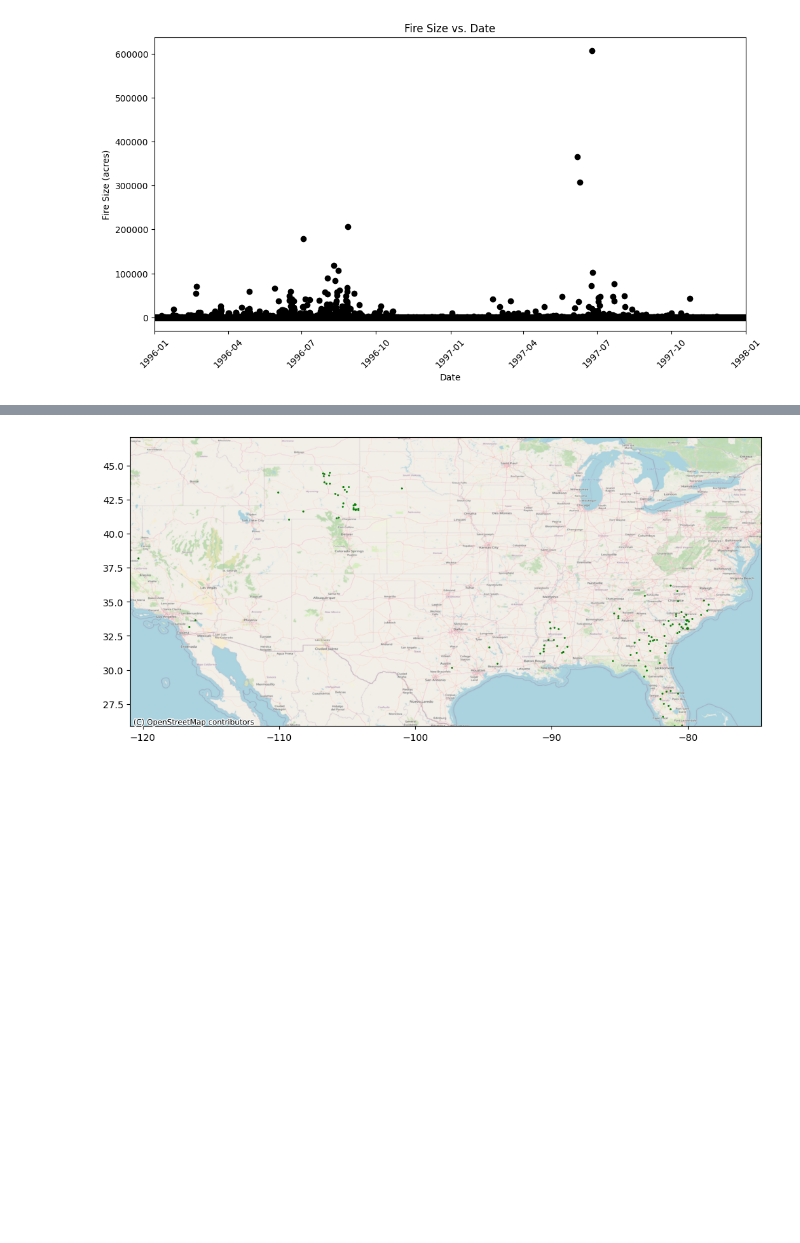
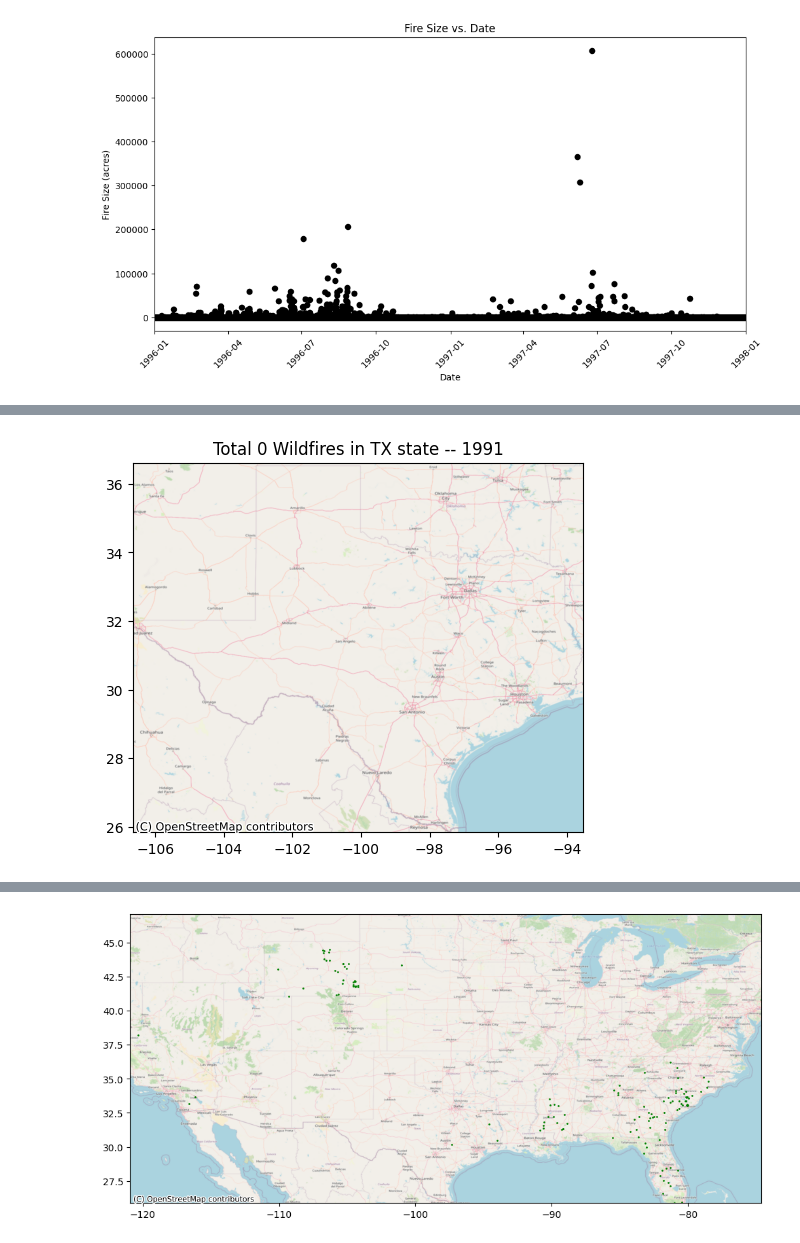
Before and after one commit to DanialArab/Geospatial_Data_Science, a Jupyter notebook: My GIS Projects/2. Exploratory Data Analysis on US Wildfires/EDA on 1.88 Million US Wildfires.ipynb, the cells around one changed output, grey strips where cells are left out. Cells and saved outputs as stored; diff of their text form; code cells hidden in the pictures; blank space fills up the shorter version.

Commit message:
Plots of wildfires on TX map -- 1992 to 2015 added

```diff
--- a/My GIS Projects/2. Exploratory Data Analysis on US Wildfires/EDA on 1.88 Million US Wildfires.ipynb
+++ b/My GIS Projects/2. Exploratory Data Analysis on US Wildfires/EDA on 1.88 Million US Wildfires.ipynb
@@ -1007,0 +984,44 @@ HERE
+# %%
+def plotter_4(df, state, year):
+
+    df_state = df.select('STATE', 'LONGITUDE', 'LATITUDE', 'FIRE_YEAR').filter(df['STATE'] == f'{state}')
+
+    df_state_year = df_state.filter(df_state['FIRE_YEAR'] == f'{year}')
+
+    # Select the latitude and longitude columns
+    latitude_r = df_state.select('LATITUDE').rdd.flatMap(lambda x: x).collect()
+    longitude_r = df_state.select('LONGITUDE').rdd.flatMap(lambda x: x).collect()
+
+    # Set up the plot
+    min_long, max_long = min(longitude_r), max(longitude_r)
+    min_lat, max_lo = min(latitude_r), max(latitude_r)
+
+
+    # Select the latitude and longitude columns
+    latitude = df_state_year.select('LATITUDE').rdd.flatMap(lambda x: x).collect()
+    longitude = df_state_year.select('LONGITUDE').rdd.flatMap(lambda x: x).collect()
+
+
+    fig, ax = plt.subplots()#(figsize=(10, 10))
+    ax.set_xlim(min_long, max_long )
+    ax.set_ylim(min_lat, max_lo)
+
+    # Add the basemap using contextily
+    ctx.add_basemap(ax, crs='EPSG:4326', source=ctx.providers.OpenStreetMap.Mapnik)
+
+    # Plot the scatter points
+    ax.scatter(longitude, latitude, c='red', s=4)
+
+    count = df.filter((df['FIRE_YEAR'] == f'{year}') & (df['STATE'] == f'{state}')).count()
+    plt.title(f"Total {count} Wildfires in {state} state -- {year}")
+    # Show the plot
+    #plt.savefig(path + f'plots/Total_{count}_Wildfires_in_{state}_{year}.png')
+
+    plt.show()
+
+#     # Close the SparkSession
+#     spark.stop()
+# %%
+plotter_4(df, 'TX', 1991)
+# %% [output]
+[figure, added]
```
Also changed, not shown: parts of 24 cells of this notebook, 24 other files.
